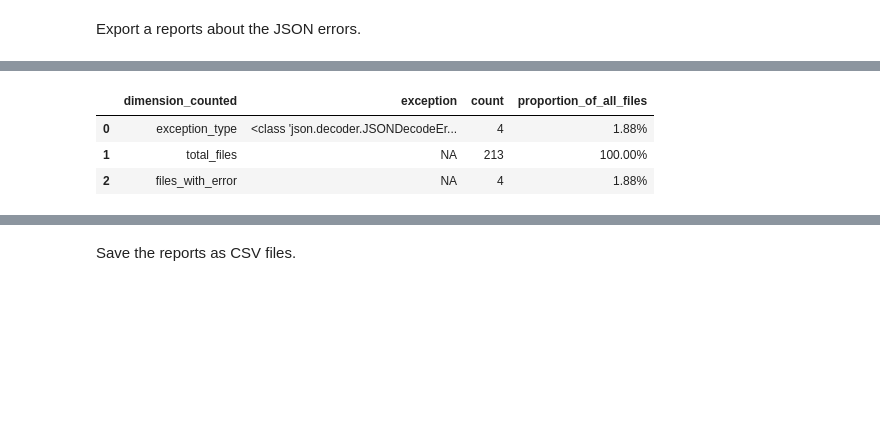
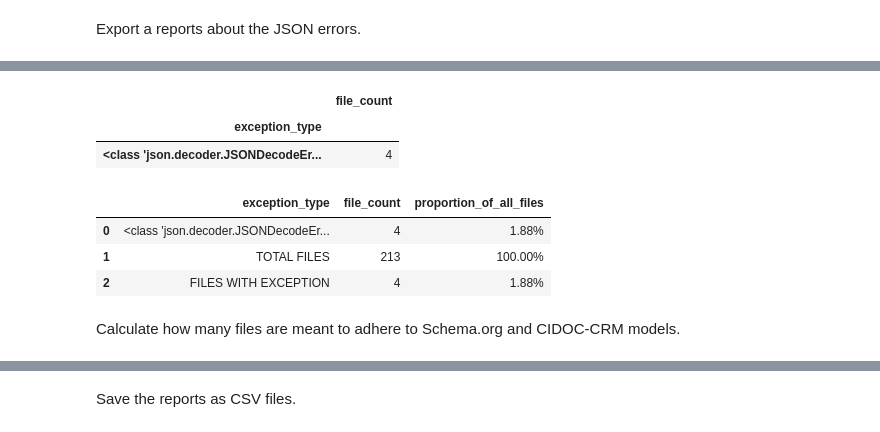
Before and after one commit to thegoose20/lada-eval, a Jupyter notebook: evaluation-syntax.ipynb, the cells around one changed output, grey strips where cells are left out. Cells and saved outputs as stored; diff of their text form; code cells hidden in the pictures; blank space fills up the shorter version.

```diff
--- a/evaluation-syntax.ipynb
+++ b/evaluation-syntax.ipynb
@@ -421,17 +337,0 @@ Put a copy of all the initially correct files in the same `corrected` directory
-# %%
-correct_dc_files = []
-for f in dublin_file_paths:
-    if f not in errored_files:
-        correct_dc_files += [f]
-print("Files with correct syntax:", len(correct_dc_files), "of", len(dublin_file_paths))
-# %%
-corrected_dir_name = "corrected"
-for correct_dc in correct_dc_files:
-    with open(correct_dc, "r") as f:
-        content = f.read()
-        f.close()
-    new_path = correct_dc.replace("cleaned", corrected_dir_name)
-    with open(new_path, "w") as f:
-        f.write(content)
-        f.close()
-print(f"Copied the rest of the correct files into the {corrected_dir_name} directory!")
@@ -526,24 +433,27 @@ Export a reports about the JSON errors.
 # %%
-type_report = pd.DataFrame(df_se.exception_type.value_counts()).reset_index()
-type_report = type_report.rename(columns={"exception_type":"exception"})
-type_report.insert(0, "dimension_counted", ["exception_type"]*type_report.shape[0])
+type_report = pd.DataFrame(df_se[["exception_type"]].value_counts())
+type_report = type_report.rename(columns={"count":"file_count"})
+type_report
+# %% [output]
+|  | file_count |
+| exception_type |  |
+| <class 'json.decoder.JSONDecodeEr... | 4 |
 # %%
 totals_report = pd.DataFrame({
-    "dimension_counted": ["total_files", "files_with_error"],
-    "exception": ["NA", "NA"],
-    "count": [len(json_file_paths), len(syntax_errors)]
+    "exception_type": ["TOTAL FILES", "FILES WITH EXCEPTION"],
+    "file_count": [len(json_file_paths), len(syntax_errors)],"
     })
 # %%
-json_report = pd.concat([type_report, totals_report])
-proportions = (json_report[["count"]]/(len(json_file_paths))).values
+json_report = pd.concat([type_report.reset_index(), totals_report])
+proportions = (json_report[["file_count"]]/(len(json_file_paths))).values
 percentages = [f"{proportion[0]*100:.2f}%" for proportion in proportions]
-# print(proportions)
-# print(percentages)
 json_report.insert(len(json_report.columns), "proportion_of_all_files", percentages)
 json_report = json_report.reset_index().drop(columns=["index"])
 json_report
 # %% [output]
-|  | dimension_counted | exception | count | proportion_of_all_files |
-| 0 | exception_type | <class 'json.decoder.JSONDecodeEr... | 4 | 1.88% |
-| 1 | total_files | NA | 213 | 100.00% |
-| 2 | files_with_error | NA | 4 | 1.88% |
+|  | exception_type | file_count | proportion_of_all_files |
+| 0 | <class 'json.decoder.JSONDecodeEr... | 4 | 1.88% |
+| 1 | TOTAL FILES | 213 | 100.00% |
+| 2 | FILES WITH EXCEPTION | 4 | 1.88% |
+# %% [markdown]
+Calculate how many files are meant to adhere to Schema.org and CIDOC-CRM models.
```
Also changed, not shown: parts of 30 cells of this notebook.
